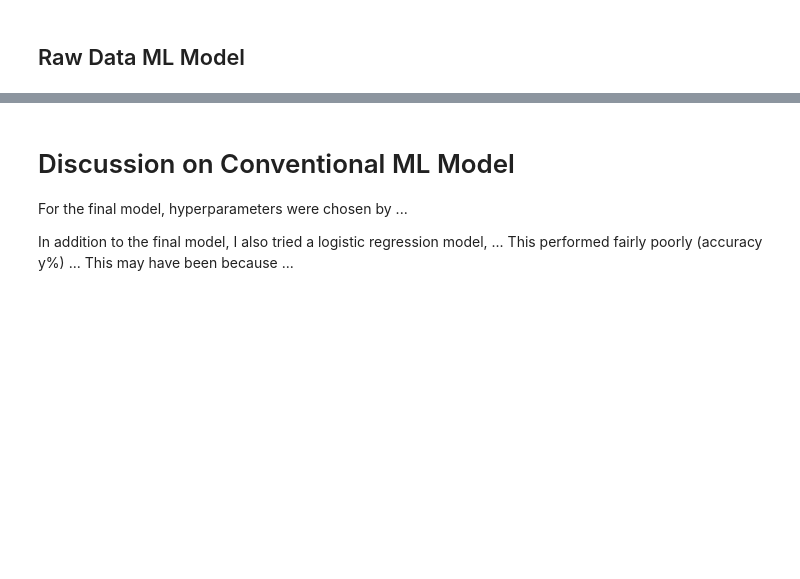
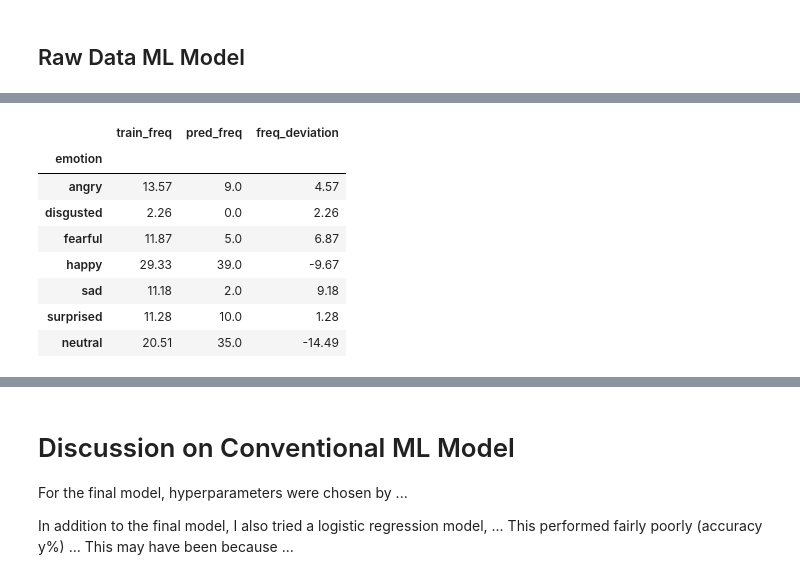
Before and after one commit to felix-rosenberger/image-classification, a Jupyter notebook: Image_Classification.ipynb, the cells around one changed output, grey strips where cells are left out. Saved outputs shown, nothing was run; the diff lists cells and outputs as text; code cells hidden in the pictures; blank space fills up the shorter version.

Commit message:
raw svm predictions finished

```diff
--- a/Image_Classification.ipynb
+++ b/Image_Classification.ipynb
@@ -317,0 +325,9 @@ The first SVM classifier using only the raw data already improved the initially
+# %%
+# predict on test data
+y_pred_test = svm_clf.predict(X_test)
+
+# define test file for kaggle
+test_id = np.arange(0, 1136, 1)
+pred_file = pd.DataFrame({"ID":test_id, "Predictions": y_pred_test})
+pred_file.to_csv("Predictions/46165991-conv-svm-raw.csv", index=False, header=True)
+pred_file.head(5)
@@ -317,0 +341,31 @@ The first SVM classifier using only the raw data already improved the initially
+# %%
+# compare training class frequency and prediction class frequency
+class_freq_train = pd.DataFrame({'emotion': label_names, 'train_freq': np.round(percentages,2)}) # create training frequency df
+
+# create prediction frequency df
+prediction_counts = np.round(pd.Series(y_pred_test).value_counts(normalize=True).reset_index(),2)
+prediction_counts.columns = ['emotion', 'pred_freq']
+prediction_counts = prediction_counts.sort_values(by='emotion')
+prediction_counts['pred_freq'] = prediction_counts['pred_freq']*100
+
+# map numerical emotion values to actual emotions
+prediction_counts['emotion'] = prediction_counts['emotion'].map(label_classes)
+
+# set emotion columns as index
+prediction_counts.set_index('emotion', inplace=True)
+class_freq_train.set_index('emotion', inplace=True)
+
+raw_svm_freq = pd.merge(class_freq_train, prediction_counts, left_index=True, right_index=True, how='left') # merge on index
+raw_svm_freq['pred_freq'].fillna(0, inplace=True) # fill missing prediction classes with zero
+raw_svm_freq['freq_deviation'] = raw_svm_freq['train_freq']-raw_svm_freq['pred_freq'] # calculate frequency difference
+raw_svm_freq
+# %% [output]
+|  | train_freq | pred_freq | freq_deviation |
+| emotion |  |  |  |
+| angry | 13.57 | 9.0 | 4.57 |
+| disgusted | 2.26 | 0.0 | 2.26 |
+| fearful | 11.87 | 5.0 | 6.87 |
+| happy | 29.33 | 39.0 | -9.67 |
+| sad | 11.18 | 2.0 | 9.18 |
+| surprised | 11.28 | 10.0 | 1.28 |
+| neutral | 20.51 | 35.0 | -14.49 |
```
Also changed, not shown: parts of 11 cells of this notebook.
